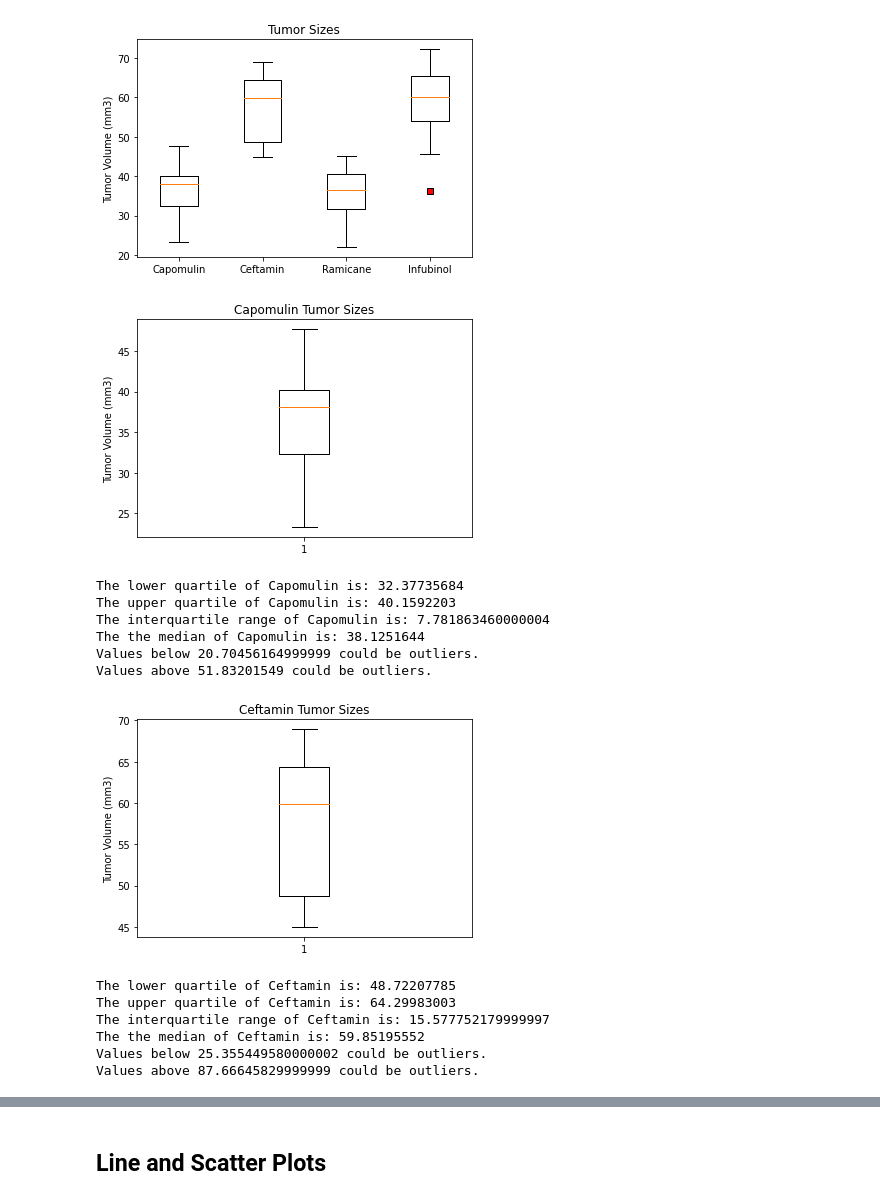
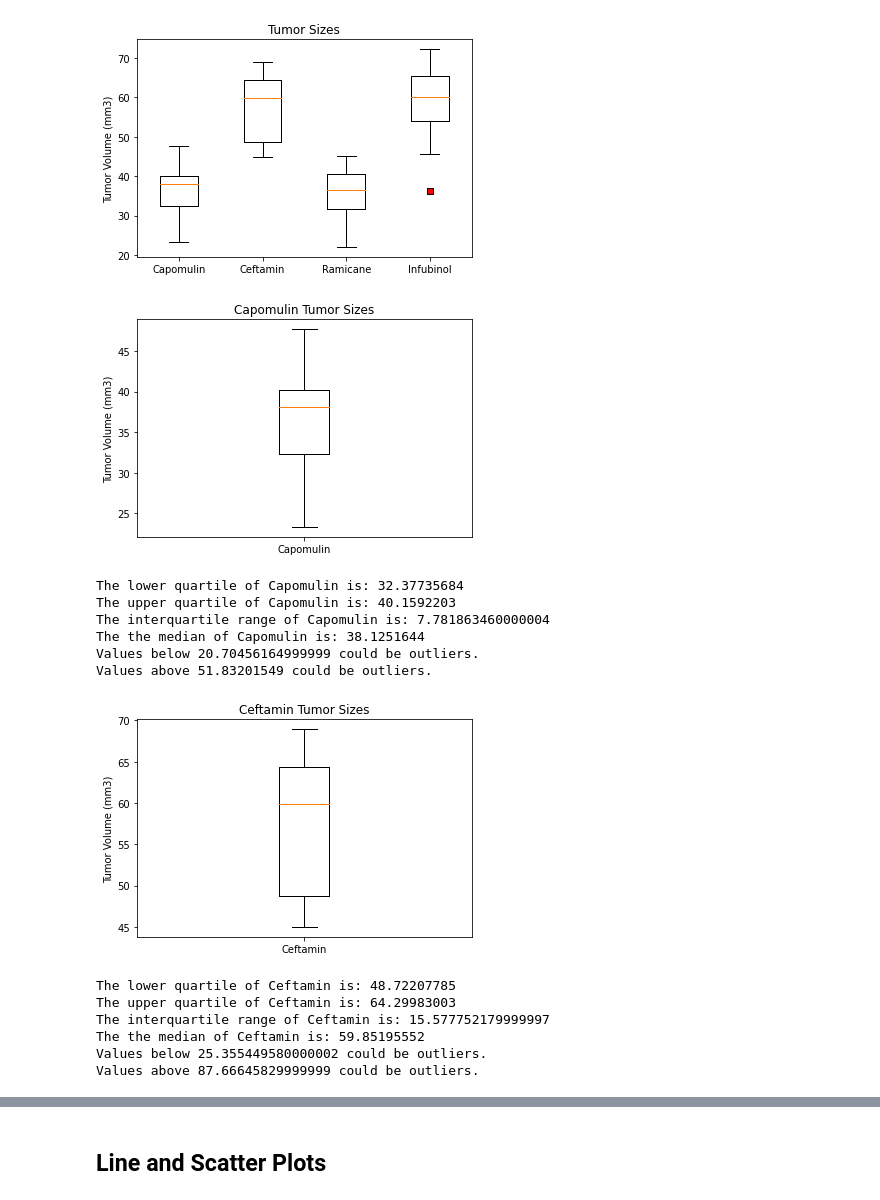
Before and after one commit to BrendanWW999/Matplotlib-challenge, a Jupyter notebook: Pharmaceuticals/pymaceuticals_starter.ipynb, the cells around one changed output, grey strips where cells are left out. Saved outputs shown, nothing was run; the diff lists cells and outputs as text; code cells hidden in the pictures.

```diff
--- a/Pharmaceuticals/pymaceuticals_starter.ipynb
+++ b/Pharmaceuticals/pymaceuticals_starter.ipynb
@@ -259,27 +259,28 @@ plt.show()
 # %%
 # Generate a box plot of the final tumor volume of each mouse across four regimens of interest
 box1, ax1 = plt.subplots()
 ax1.set_title('Capomulin Tumor Sizes')
 ax1.set_ylabel('Tumor Volume (mm3)')
 ax1.boxplot(Cap_Drug)
+plt.xticks([1], ['Capomulin'])
 plt.show()
 Cap_quartiles = Cap_Drug.quantile([.25,.5,.75])
 
 Cap_lowerq = Cap_quartiles[0.25]
 Cap_upperq = Cap_quartiles[0.75]
 Cap_iqr = Cap_upperq-Cap_lowerq
 
 print(f"The lower quartile of Capomulin is: {Cap_lowerq}")
 print(f"The upper quartile of Capomulin is: {Cap_upperq}")
 print(f"The interquartile range of Capomulin is: {Cap_iqr}")
 print(f"The the median of Capomulin is: {Cap_quartiles[0.5]} ")
 
 Cap_lower_bound = Cap_lowerq - (1.5*Cap_iqr)
 Cap_upper_bound = Cap_upperq + (1.5*Cap_iqr)
 print(f"Values below {Cap_lower_bound} could be outliers.")
 print(f"Values above {Cap_upper_bound} could be outliers.")
 # %% [output]
-[figure, old version]
+[figure, new version]
 The lower quartile of Capomulin is: 32.37735684
 The upper quartile of Capomulin is: 40.1592203
 The interquartile range of Capomulin is: 7.781863460000004
@@ -291,6 +292,7 @@ box2, ax2 = plt.subplots()
 ax2.set_title('Ceftamin Tumor Sizes')
 ax2.set_ylabel('Tumor Volume (mm3)')
 ax2.boxplot(Cef_Drug)
+plt.xticks([1], ['Ceftamin'])
 plt.show()
 Cef_quartiles = Cef_Drug.quantile([.25,.5,.75])
 
@@ -308,7 +310,7 @@ Cef_upper_bound = Cef_upperq + (1.5*Cef_iqr)
 print(f"Values below {Cef_lower_bound} could be outliers.")
 print(f"Values above {Cef_upper_bound} could be outliers.")
 # %% [output]
-[figure, old version]
+[figure, new version]
 The lower quartile of Ceftamin is: 48.72207785
 The upper quartile of Ceftamin is: 64.29983003
 The interquartile range of Ceftamin is: 15.577752179999997
```
Also changed, not shown: parts of 2 cells of this notebook.
